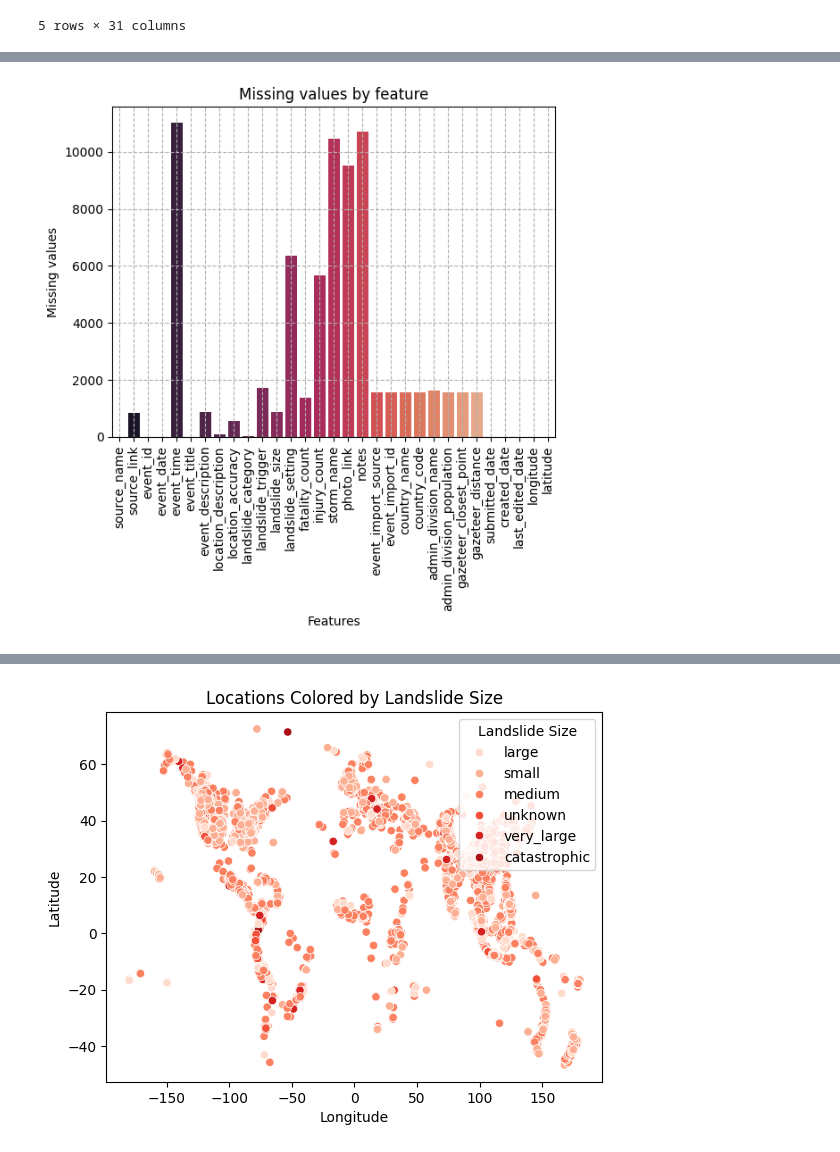
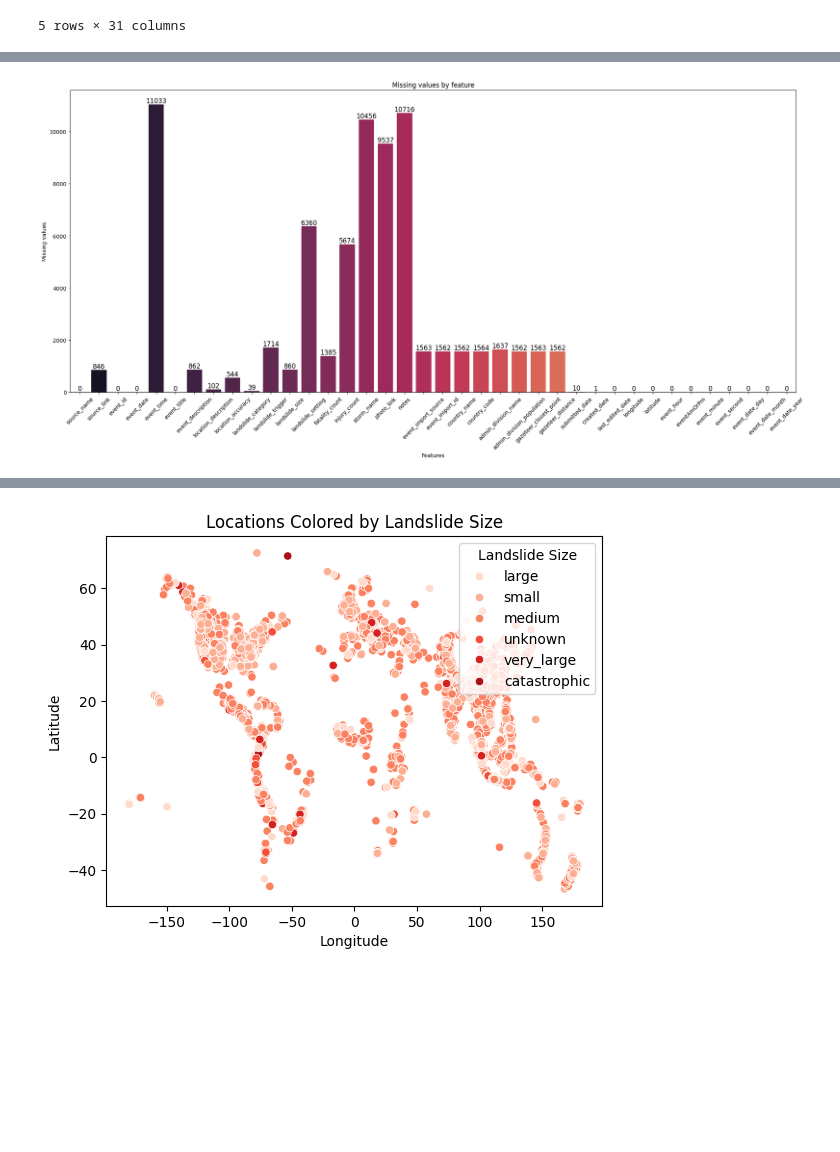
Before and after one commit to Mcrash01/Python-data-analysis, a Jupyter notebook: exploration.ipynb, the cells around one changed output, grey strips where cells are left out. Saved outputs shown, nothing was run; the diff lists cells and outputs as text; code cells hidden in the pictures; blank space fills up the shorter version.

Commit message:
data split

```diff
--- a/exploration.ipynb
+++ b/exploration.ipynb
@@ -46,0 +66,3 @@ landslides.head()
+# %%
+landslides[["event_hour", "event_minute", "event_second"]]= landslides["event_hour"].str.split(':',expand= True)
+landslides
@@ -46,0 +83,4 @@ landslides.head()
+# %%
+landslides[["event_date_day", "event_date_month", "event_date_year"]]= landslides["event_date"].str.split('/',expand= True)
+# landslides[["event_time2"]]= landslides["event_date"].str.split('/',expand= True).concat()
+landslides
@@ -46,0 +101,5 @@ landslides.head()
+# %%
+landslides["event_hour"]= landslides["event_hour"].astype(int)
+# %%
+landslides.loc[landslides['eventAmOrPm'] == 'PM', 'event_hour'] = landslides.loc[landslides['eventAmOrPm'] == 'PM', 'event_hour'] + 12
+landslides
@@ -75,15 +148,20 @@ latitude                     float64
 dtype: object
 # %%
+
 # missing values
 missing_values = landslides.isnull().sum() + landslides.applymap(lambda x: (str)(x).strip() == 'unknown').sum()
+
+plt.figure(figsize=(20, 10))
 ax = sns.barplot(x=missing_values.index, y=missing_values, palette="rocket") #order=missing_values.sort_values(ascending=False).index
 # for i in ax.containers:
 #     ax.bar_label(i,)
-plt.xticks(rotation=90)
+for container in ax.containers:
+    ax.bar_label(container, label_type='edge', fontsize=12)
+plt.xticks(rotation=45)
 plt.xlabel('Features')
 plt.ylabel('Missing values')
 plt.title('Missing values by feature')
-#plt.tight_layout()
+plt.tight_layout()
 plt.show()
 # %% [output]
-[figure, old version]
+[figure, new version]
```
Also changed, not shown: parts of 13 cells of this notebook.
